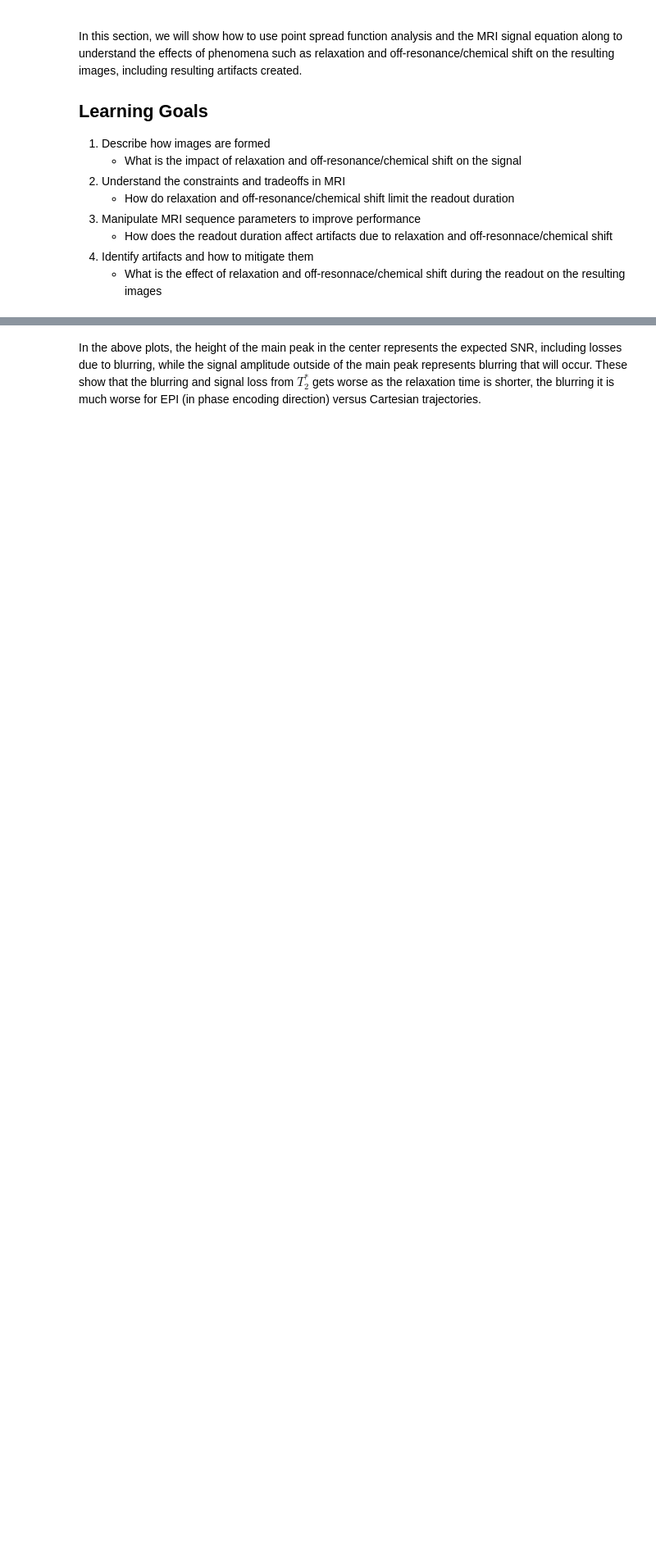
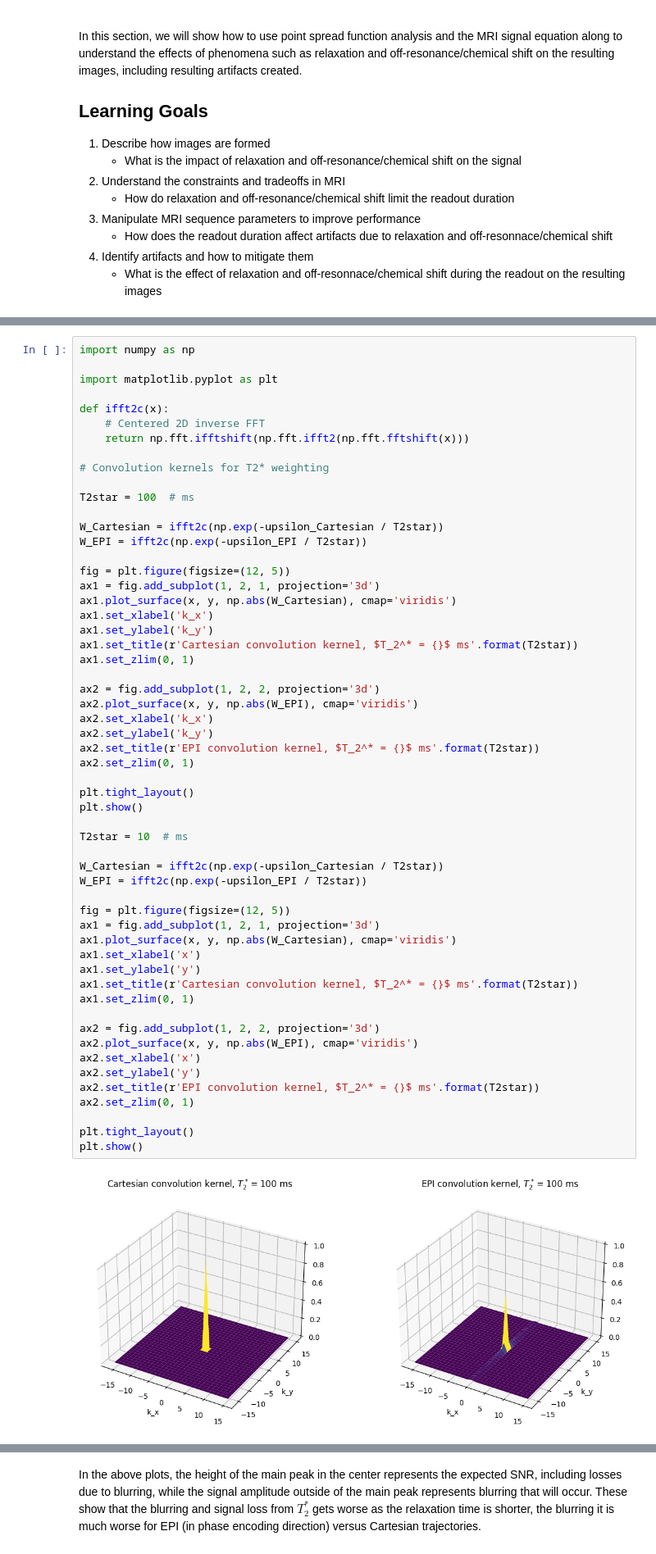
Before and after one commit to LarsonLab/MRI-education-resources, a Jupyter notebook: Notebooks/Point Spread Function Analysis.ipynb, the cells around one changed output, grey strips where cells are left out. Shown at 82% size. Saved outputs shown, nothing was run; the diff lists cells and outputs as text; blank space fills up the shorter version.

```diff
--- a/Notebooks/Point Spread Function Analysis.ipynb
+++ b/Notebooks/Point Spread Function Analysis.ipynb
@@ -201,0 +159,58 @@ title(['EPI convolution kernel, T_2^* =' int2str(T2s) ' ms'])
+# %%
+import numpy as np
+
+import matplotlib.pyplot as plt
+
+def ifft2c(x):
+    # Centered 2D inverse FFT
+    return np.fft.ifftshift(np.fft.ifft2(np.fft.fftshift(x)))
+
+# Convolution kernels for T2* weighting
+
+T2star = 100  # ms
+
+W_Cartesian = ifft2c(np.exp(-upsilon_Cartesian / T2star))
+W_EPI = ifft2c(np.exp(-upsilon_EPI / T2star))
+
+fig = plt.figure(figsize=(12, 5))
+ax1 = fig.add_subplot(1, 2, 1, projection='3d')
+ax1.plot_surface(x, y, np.abs(W_Cartesian), cmap='viridis')
+ax1.set_xlabel('k_x')
+ax1.set_ylabel('k_y')
+ax1.set_title(r'Cartesian convolution kernel, $T_2^* = {}$ ms'.format(T2star))
+ax1.set_zlim(0, 1)
+
+ax2 = fig.add_subplot(1, 2, 2, projection='3d')
+ax2.plot_surface(x, y, np.abs(W_EPI), cmap='viridis')
+ax2.set_xlabel('k_x')
+ax2.set_ylabel('k_y')
+ax2.set_title(r'EPI convolution kernel, $T_2^* = {}$ ms'.format(T2star))
+ax2.set_zlim(0, 1)
+
+plt.tight_layout()
+plt.show()
+
+T2star = 10  # ms
+
+W_Cartesian = ifft2c(np.exp(-upsilon_Cartesian / T2star))
+W_EPI = ifft2c(np.exp(-upsilon_EPI / T2star))
+
+fig = plt.figure(figsize=(12, 5))
+ax1 = fig.add_subplot(1, 2, 1, projection='3d')
+ax1.plot_surface(x, y, np.abs(W_Cartesian), cmap='viridis')
+ax1.set_xlabel('x')
+ax1.set_ylabel('y')
+ax1.set_title(r'Cartesian convolution kernel, $T_2^* = {}$ ms'.format(T2star))
+ax1.set_zlim(0, 1)
+
+ax2 = fig.add_subplot(1, 2, 2, projection='3d')
+ax2.plot_surface(x, y, np.abs(W_EPI), cmap='viridis')
+ax2.set_xlabel('x')
+ax2.set_ylabel('y')
+ax2.set_title(r'EPI convolution kernel, $T_2^* = {}$ ms'.format(T2star))
+ax2.set_zlim(0, 1)
+
+plt.tight_layout()
+plt.show()
+# %% [output]
+[figure, added]
```
Also changed, not shown: parts of 11 cells of this notebook, 2 other files.
